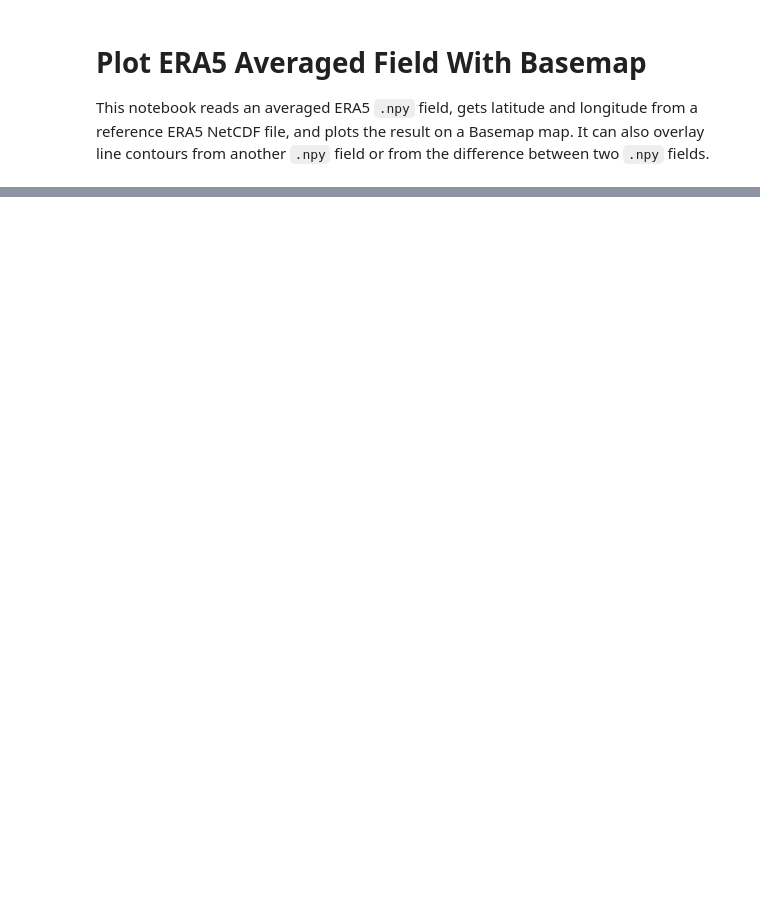
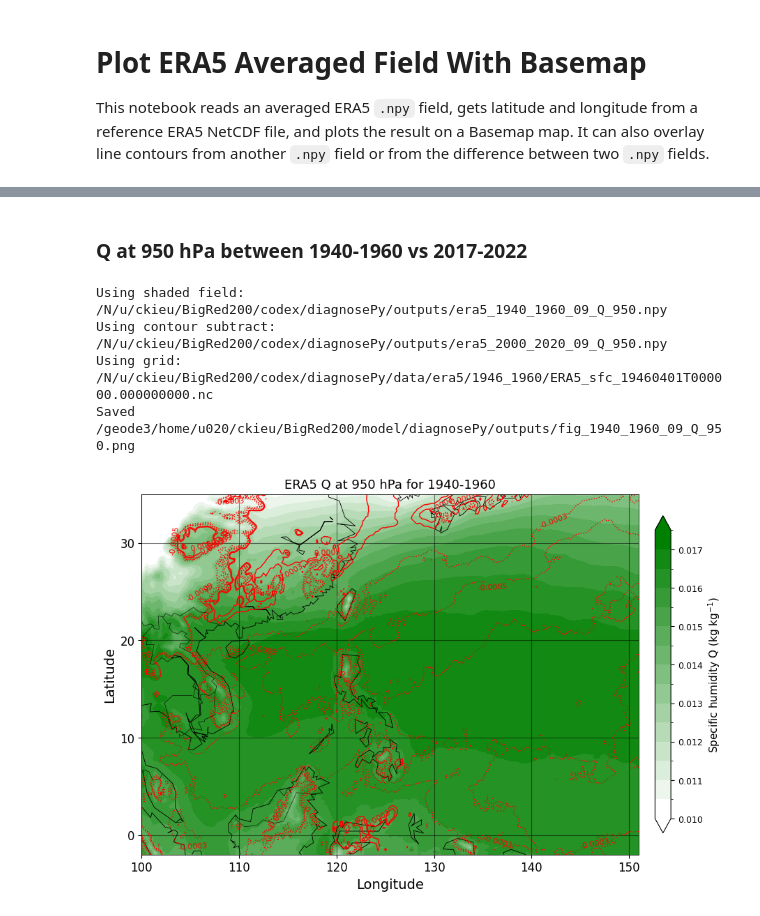
Before and after one commit to kieucq/diagnosePy, a Jupyter notebook: notebooks/plot_era5_average.ipynb, the cells around one changed output, grey strips where cells are left out. Cells and saved outputs as stored; diff of their text form; code cells hidden in the pictures; blank space fills up the shorter version.

```diff
--- a/notebooks/plot_era5_average.ipynb
+++ b/notebooks/plot_era5_average.ipynb
@@ -428,0 +540,52 @@ Using grid:  /N/u/ckieu/BigRed200/codex/diagnosePy/data/era5/1946_1960/ERA5_sfc_
+# %% [markdown]
+###  Q at 950 hPa between 1940-1960 vs 2017-2022
+# %%
+file1="1940_1960_09_Q_950"
+file2="2000_2020_09_Q_950"
+NPY_FILE = f'/N/u/ckieu/BigRed200/codex/diagnosePy/outputs/era5_{file1}.npy'
+DIFFERENCE_FILE = f'/N/u/ckieu/BigRed200/codex/diagnosePy/outputs/era5_{file2}.npy'
+REFERENCE_FILE = '/N/u/ckieu/BigRed200/codex/diagnosePy/data/era5/1946_1960/ERA5_sfc_19460401T000000.000000000.nc'
+print(f'Using shaded field:     {NPY_FILE}')
+print(f'Using contour subtract: {DIFFERENCE_FILE}')
+print(f'Using grid:  {REFERENCE_FILE}')
+
+white_band = 0.001
+w_levels = np.arange(0.01, 0.018, 0.0005)
+difference_contour_levels = np.array([-0.0009, -0.0005, -0.0003, 0.0003, 0.0005])
+
+fig, ax, basemap, shade, contours = plot_era5_average_field(
+    NPY_FILE,
+    REFERENCE_FILE,
+    domain=(100, 151, -2, 35),
+    shading_levels=w_levels,
+    lower_color='white',
+    upper_color='green',
+    lowest_interval_white=True,
+    mask_land=False,
+    land_color='lightgray',
+    add_contours=True,
+    contour_plot_file=NPY_FILE,
+    contour_difference_plot_file=DIFFERENCE_FILE,
+    contour_levels=difference_contour_levels,
+    contour_symmetric=True,
+    contour_colors='red',
+    contour_linewidths=1.0,
+    xlabel_fontsize=14,
+    ylabel_fontsize=14,
+    xtick_fontsize=12,
+    ytick_fontsize=12,
+    x_tick_count=6,
+    y_tick_count=6,
+    title=f'ERA5 Q at 950 hPa for 1940-1960',
+    cbar_label='Specific humidity Q (kg kg$^{-1}$)',
+)
+output_figure = Path(NPY_FILE).resolve().parent / f'fig_{file1}.png'
+fig.savefig(output_figure, dpi=150, bbox_inches='tight')
+print(f'Saved {output_figure}')
+plt.show()
+# %% [output]
+Using shaded field:     /N/u/ckieu/BigRed200/codex/diagnosePy/outputs/era5_1940_1960_09_Q_950.npy
+Using contour subtract: /N/u/ckieu/BigRed200/codex/diagnosePy/outputs/era5_2000_2020_09_Q_950.npy
+Using grid:  /N/u/ckieu/BigRed200/codex/diagnosePy/data/era5/1946_1960/ERA5_sfc_19460401T000000.000000000.nc
+Saved /geode3/home/u020/ckieu/BigRed200/model/diagnosePy/outputs/fig_1940_1960_09_Q_950.png
+[figure, added]
```
Also changed, not shown: parts of 15 cells of this notebook, 4 other files.
